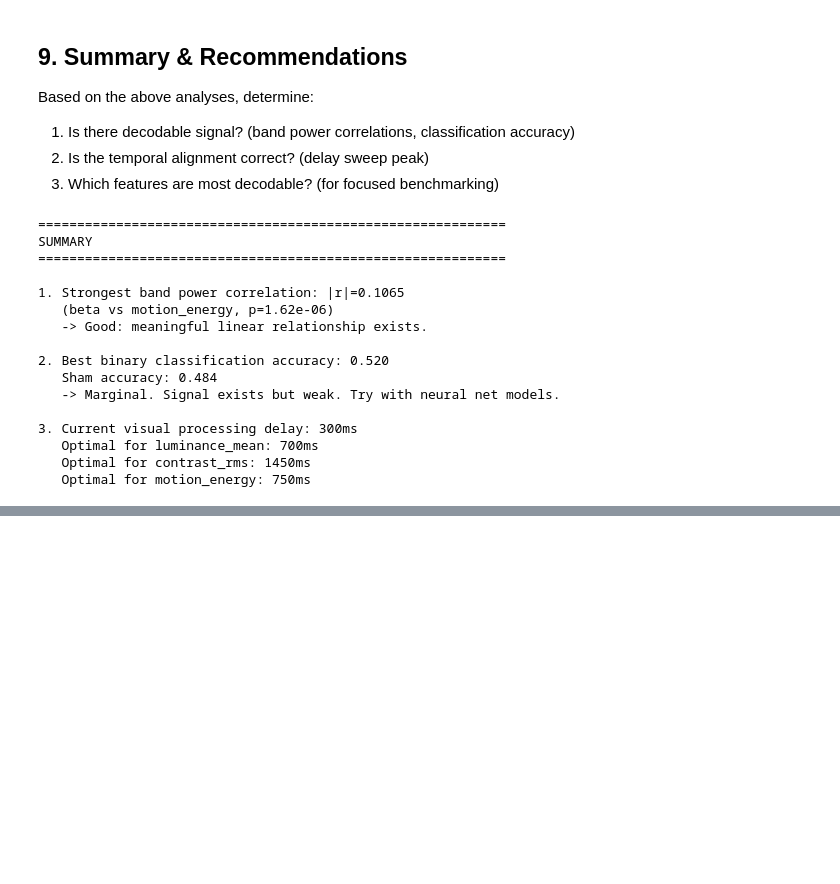
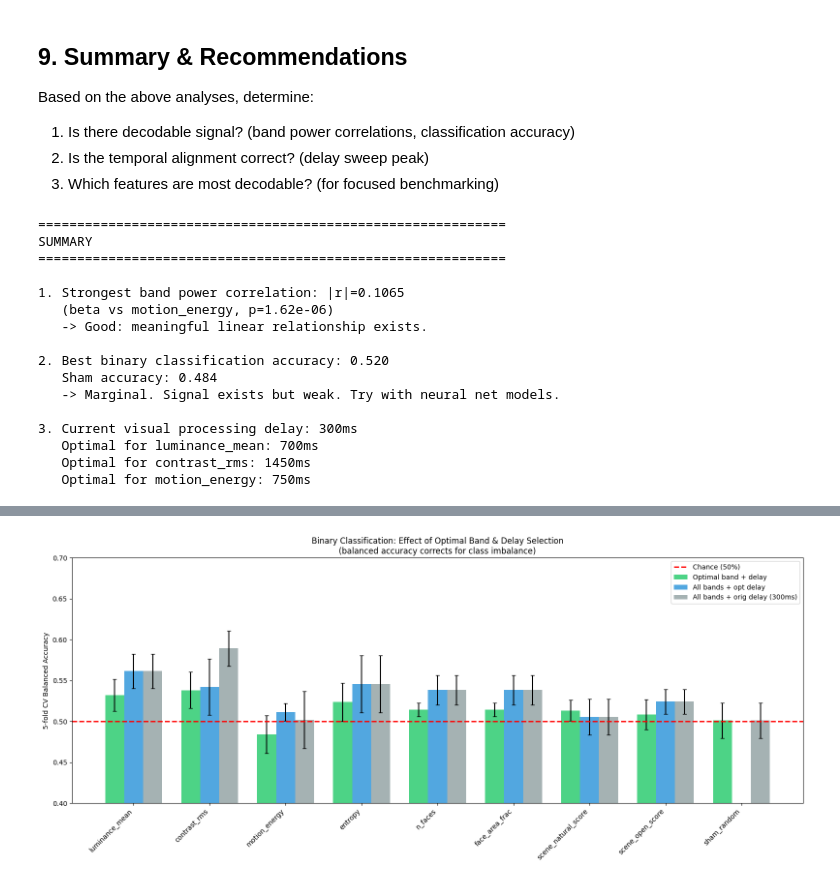
Before and after one commit to dungscout96/eb_jepa_eeg, a Jupyter notebook: notebooks/explore_eeg_visual_correlation.ipynb, the cells around one changed output, grey strips where cells are left out. Cells and saved outputs as stored; diff of their text form; code cells hidden in the pictures; blank space fills up the shorter version.

Commit message:
baseline experiment results

```diff
--- a/notebooks/explore_eeg_visual_correlation.ipynb
+++ b/notebooks/explore_eeg_visual_correlation.ipynb
@@ -706,0 +743,17 @@ SUMMARY
+# %%
+# Optimal (band, delay_s) per feature from the sweep results
+OPTIMAL_CONFIGS = {
+    "luminance_mean":    {"band": "delta", "delay_s": 0.600},
+    "contrast_rms":      {"band": "delta", "delay_s": 1.250},
+    "motion_energy":     {"band": "beta",  "delay_s": 0.750},
+    # Additional features using best from sweep table
+    "entropy":           {"band": "delta", "delay_s": 0.600},
+    "n_faces":           {"band": "delta", "delay_s": 0.600},
+    "face_area_frac":    {"band": "delta", "delay_s": 0.600},
+    "scene_natural_score": {"band": "delta", "delay_s": 0.600},
+    "scene_open_score":  {"band": "delta", "delay_s": 0.600},
+}
+
+print("Optimal band-delay configurations:")
+for feat, conf in OPTIMAL_CONFIGS.items():
+    print(f"  {feat:25s} -> {conf['band']:6s} @ {conf['delay_s']*1000:.0f}ms")
@@ -706,0 +898,57 @@ SUMMARY
+# %%
+# --- Visualization: grouped bar chart comparing the 3 methods ---
+fig, ax = plt.subplots(figsize=(16, 7))
+
+methods = ["optimal_band+delay", "all_bands+opt_delay", "all_bands+orig_delay"]
+method_labels = ["Optimal band + delay", "All bands + opt delay", "All bands + orig delay (300ms)"]
+colors_map = {"optimal_band+delay": "#2ecc71", "all_bands+opt_delay": "#3498db",
+              "all_bands+orig_delay": "#95a5a6"}
+
+features_ordered = [f for f in all_feat_names if f in opt_df["feature"].values]
+x = np.arange(len(features_ordered))
+width = 0.25
+
+for i, method in enumerate(methods):
+    subset = opt_df[opt_df["method"] == method].set_index("feature")
+    accs = [subset.loc[f, "balanced_acc"] if f in subset.index else np.nan for f in features_ordered]
+    stds = [subset.loc[f, "balanced_acc_std"] if f in subset.index else 0 for f in features_ordered]
+    bars = ax.bar(x + i * width, accs, width, yerr=stds, label=method_labels[i],
+                  color=colors_map[method], alpha=0.85, capsize=3)
+
+ax.axhline(0.5, color="red", linestyle="--", linewidth=2, label="Chance (50%)")
+ax.set_xticks(x + width)
+ax.set_xticklabels(features_ordered, rotation=45, ha="right")
+ax.set_ylabel("5-fold CV Balanced Accuracy")
+ax.set_title("Binary Classification: Effect of Optimal Band & Delay Selection\n(balanced accuracy corrects for class imbalance)")
+ax.legend(loc="upper right")
+ax.set_ylim(0.40, 0.70)
+plt.tight_layout()
+plt.show()
+
+# --- Summary table ---
+pivot = opt_df.pivot(index="feature", columns="method", values="balanced_acc")
+pivot = pivot.reindex(columns=methods)
+pivot.columns = method_labels
+
+# Add class balance column
+balances = opt_df[opt_df["method"] == "all_bands+orig_delay"].set_index("feature")["class_balance"]
+pivot.insert(0, "Class balance", balances)
+
+pivot["Improvement (opt vs orig)"] = pivot["Optimal band + delay"] - pivot["All bands + orig delay (300ms)"]
+
+print("\nBalanced accuracy comparison (chance = 0.500 regardless of class balance):")
+print(pivot.round(3).to_string())
+
+real_feats = [f for f in features_ordered if f != "sham_random"]
+if real_feats:
+    avg_real_opt = pivot.loc[real_feats, "Optimal band + delay"].mean()
+    avg_real_allband = pivot.loc[real_feats, "All bands + opt delay"].mean()
+    avg_real_orig = pivot.loc[real_feats, "All bands + orig delay (300ms)"].mean()
+    sham_val = pivot.loc["sham_random", "All bands + orig delay (300ms)"] if "sham_random" in pivot.index else np.nan
+    print(f"\nAvg real feature balanced_acc:")
+    print(f"  All bands + orig delay (300ms): {avg_real_orig:.3f}")
+    print(f"  All bands + opt delay:          {avg_real_allband:.3f}")
+    print(f"  Optimal band + delay:           {avg_real_opt:.3f}")
+    print(f"  Sham:                           {sham_val:.3f}")
+# %% [output]
+[figure, added]
```
Also changed, not shown: parts of 8 cells of this notebook, 22 other files.
